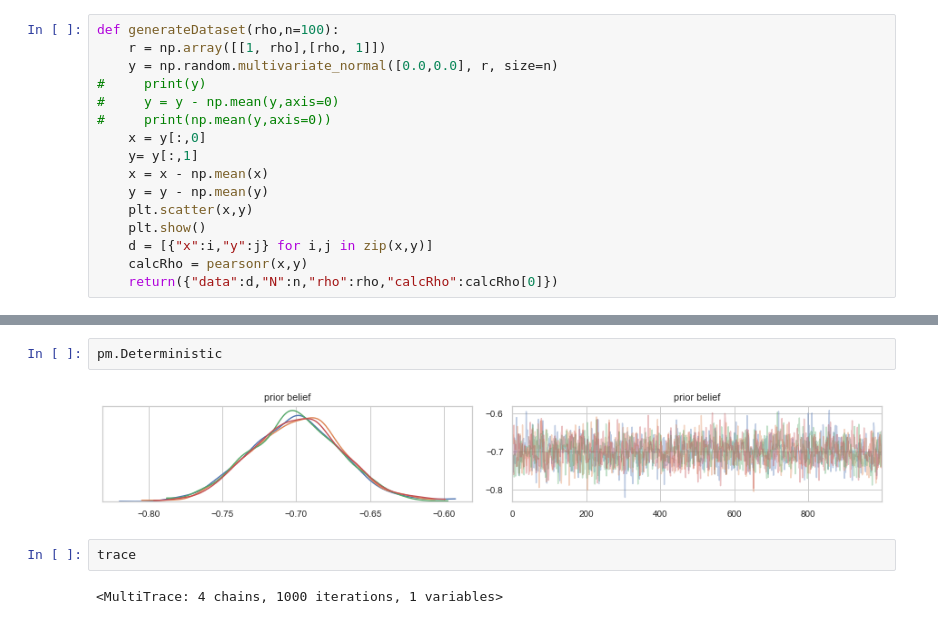
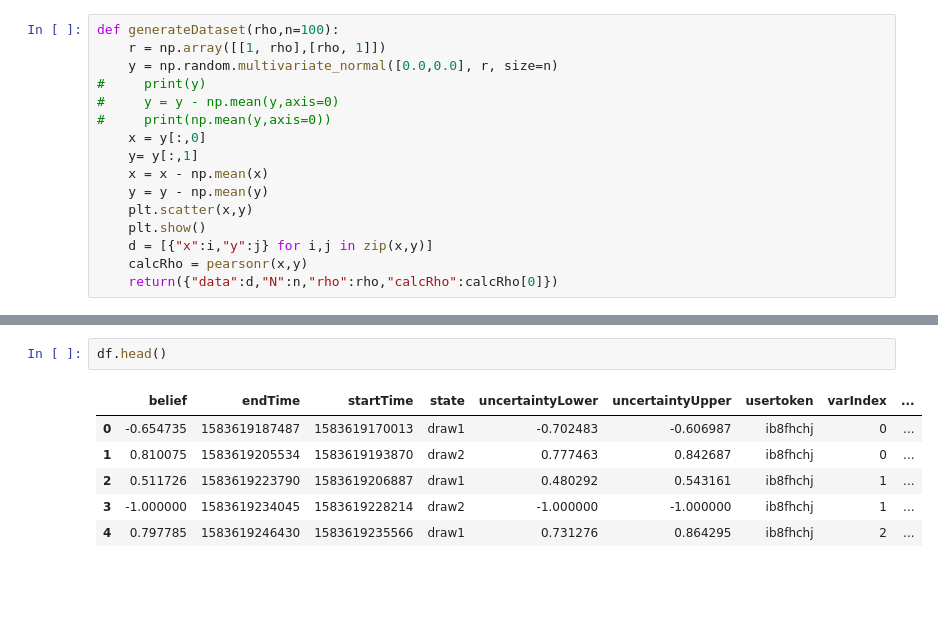
Before and after one commit to alireza116/newconfbias, a Jupyter notebook: analysis/analysis.ipynb, the cells around one changed output, grey strips where cells are left out. Cells and saved outputs as stored; diff of their text form; blank space fills up the shorter version.

```diff
--- a/analysis/analysis.ipynb
+++ b/analysis/analysis.ipynb
@@ -173,8 +263,9 @@ MissingInputError: Input 0 of the graph (indices start from 0), used to compute
-# %%
-pm.Deterministic
-# %% [output]
-[figure, removed]
-# %%
-trace
-# %% [output]
-<MultiTrace: 4 chains, 1000 iterations, 1 variables>
+# %%
+df.head()
+# %% [output]
+|  | belief | endTime | startTime | state | uncertaintyLower | uncertaintyUpper | usertoken | varIndex | ... |
+| 0 | -0.654735 | 1583619187487 | 1583619170013 | draw1 | -0.702483 | -0.606987 | ib8fhchj | 0 | ... |
+| 1 | 0.810075 | 1583619205534 | 1583619193870 | draw2 | 0.777463 | 0.842687 | ib8fhchj | 0 | ... |
+| 2 | 0.511726 | 1583619223790 | 1583619206887 | draw1 | 0.480292 | 0.543161 | ib8fhchj | 1 | ... |
+| 3 | -1.000000 | 1583619234045 | 1583619228214 | draw2 | -1.000000 | -1.000000 | ib8fhchj | 1 | ... |
+| 4 | 0.797785 | 1583619246430 | 1583619235566 | draw1 | 0.731276 | 0.864295 | ib8fhchj | 2 | ... |
```
Also changed, not shown: parts of 29 cells of this notebook, 9 other files.
